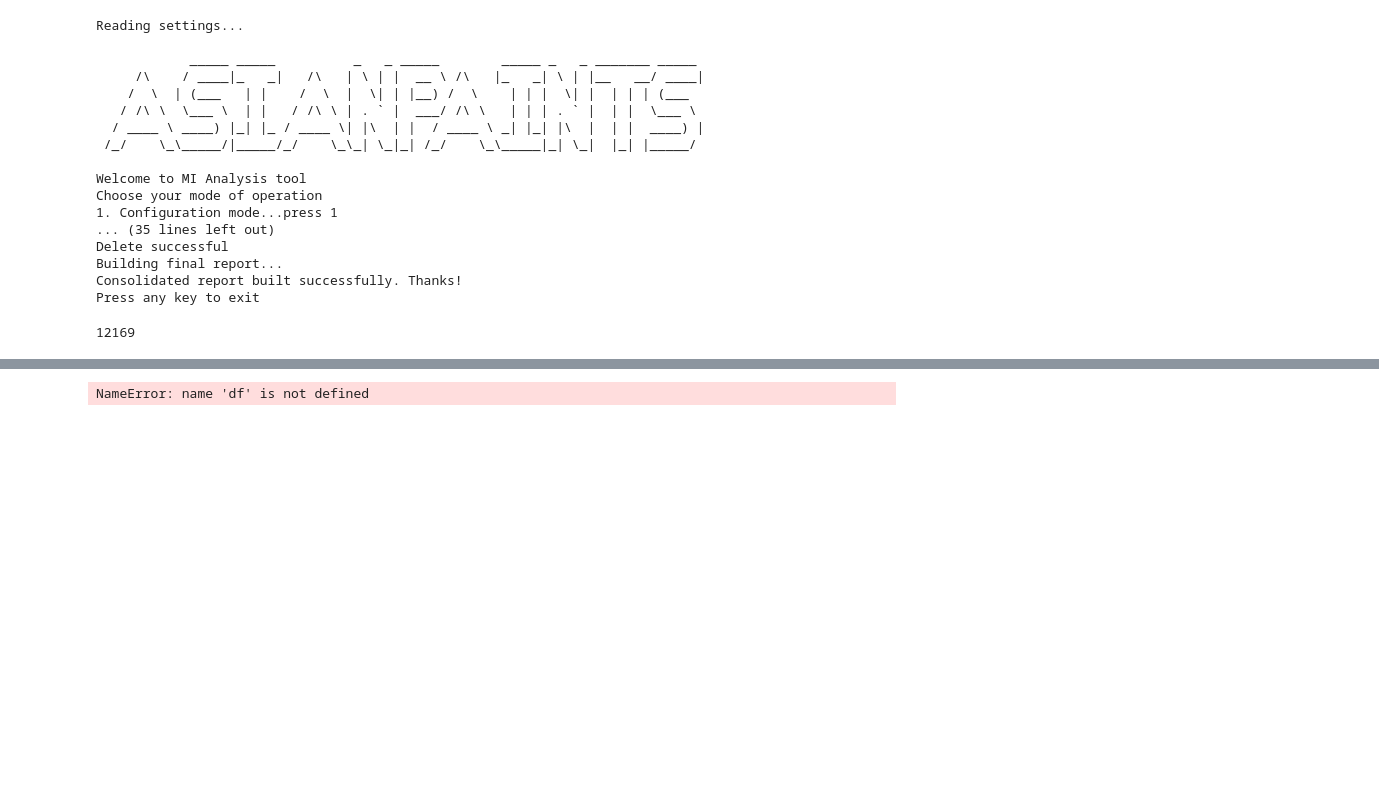
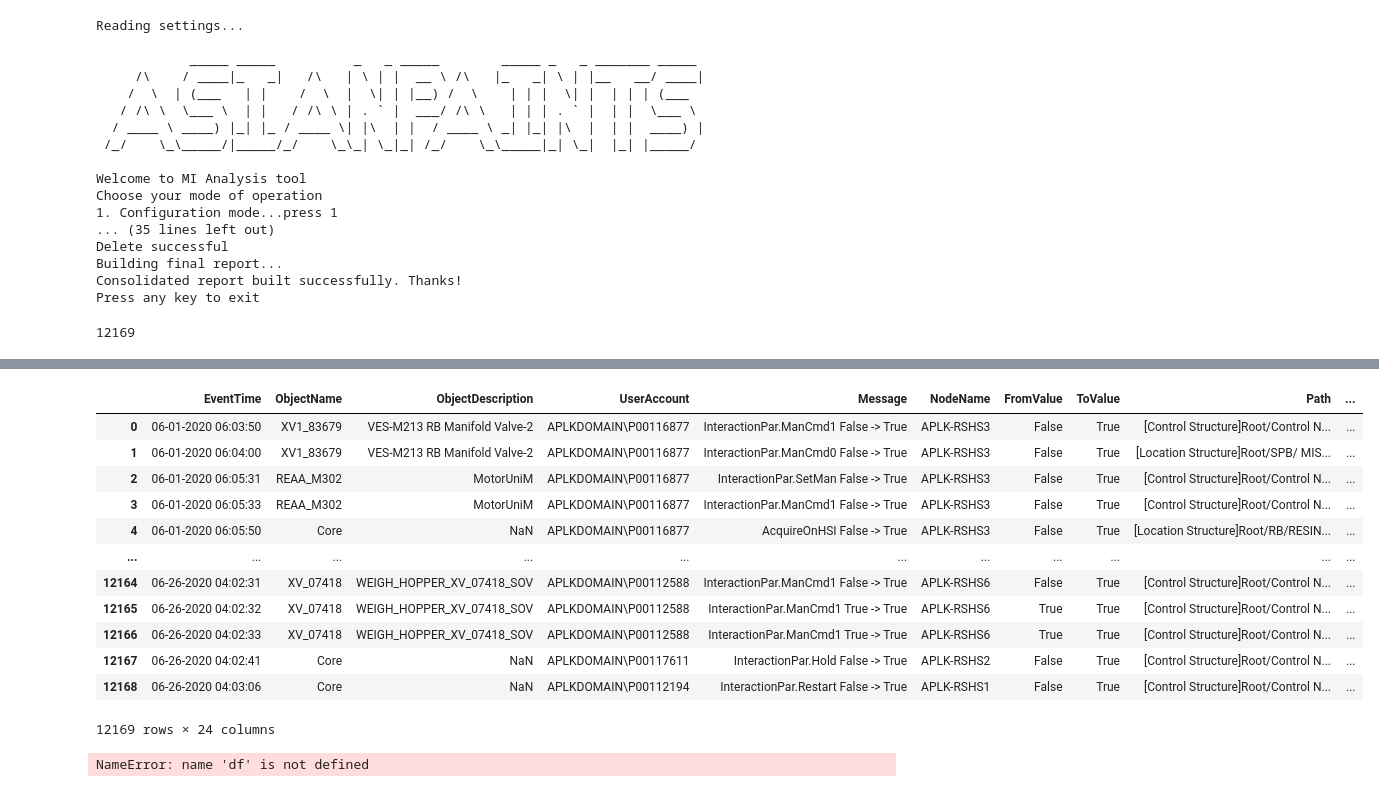
Before and after one commit to sangar-si/APL_DataCollectionFrameWork, a Jupyter notebook: Operator_Action.ipynb, the cells around one changed output, grey strips where cells are left out. Saved outputs shown, nothing was run; the diff lists cells and outputs as text; code cells hidden in the pictures; blank space fills up the shorter version.

```diff
--- a/Operator_Action.ipynb
+++ b/Operator_Action.ipynb
@@ -672,2 +649,3 @@ time
 # %%
-df2 = df2.drop(index=i,axis=)
+df3 = df2.drop(index=1)
+#83679
@@ -674,3 +660,19 @@ df2 = df2.drop(index=i,axis=)
+# %%
+df2
+# %% [output]
+|  | EventTime | ObjectName | ObjectDescription | UserAccount | Message | NodeName | FromValue | ToValue | Path | ... |
+| 0 | 06-01-2020 06:03:50 | XV1_83679 | VES-M213 RB Manifold Valve-2 | APLKDOMAIN\P00116877 | InteractionPar.ManCmd1 False -> True | APLK-RSHS3 | False | True | [Control Structure]Root/Control N... | ... |
+| 1 | 06-01-2020 06:04:00 | XV1_83679 | VES-M213 RB Manifold Valve-2 | APLKDOMAIN\P00116877 | InteractionPar.ManCmd0 False -> True | APLK-RSHS3 | False | True | [Location Structure]Root/SPB/ MIS... | ... |
+| 2 | 06-01-2020 06:05:31 | REAA_M302 | MotorUniM | APLKDOMAIN\P00116877 | InteractionPar.SetMan False -> True | APLK-RSHS3 | False | True | [Control Structure]Root/Control N... | ... |
+| 3 | 06-01-2020 06:05:33 | REAA_M302 | MotorUniM | APLKDOMAIN\P00116877 | InteractionPar.ManCmd1 False -> True | APLK-RSHS3 | False | True | [Control Structure]Root/Control N... | ... |
+| 4 | 06-01-2020 06:05:50 | Core | NaN | APLKDOMAIN\P00116877 | AcquireOnHSI False -> True | APLK-RSHS3 | False | True | [Location Structure]Root/RB/RESIN... | ... |
+| ... | ... | ... | ... | ... | ... | ... | ... | ... | ... | ... |
+| 12164 | 06-26-2020 04:02:31 | XV_07418 | WEIGH_HOPPER_XV_07418_SOV | APLKDOMAIN\P00112588 | InteractionPar.ManCmd1 False -> True | APLK-RSHS6 | False | True | [Control Structure]Root/Control N... | ... |
+| 12165 | 06-26-2020 04:02:32 | XV_07418 | WEIGH_HOPPER_XV_07418_SOV | APLKDOMAIN\P00112588 | InteractionPar.ManCmd1 True -> True | APLK-RSHS6 | True | True | [Control Structure]Root/Control N... | ... |
+| 12166 | 06-26-2020 04:02:33 | XV_07418 | WEIGH_HOPPER_XV_07418_SOV | APLKDOMAIN\P00112588 | InteractionPar.ManCmd1 True -> True | APLK-RSHS6 | True | True | [Control Structure]Root/Control N... | ... |
+| 12167 | 06-26-2020 04:02:41 | Core | NaN | APLKDOMAIN\P00117611 | InteractionPar.Hold False -> True | APLK-RSHS2 | False | True | [Control Structure]Root/Control N... | ... |
+| 12168 | 06-26-2020 04:03:06 | Core | NaN | APLKDOMAIN\P00112194 | InteractionPar.Restart False -> True | APLK-RSHS1 | False | True | [Control Structure]Root/Control N... | ... |
+12169 rows × 24 columns
 # %%
 keep_row = list(np.ones(len(list(df.loc[:,'ObjectName'].values)),dtype=int))
 df["FilterValue"] = keep_row
```
Also changed, not shown: parts of 4 cells of this notebook, 16 other files.
